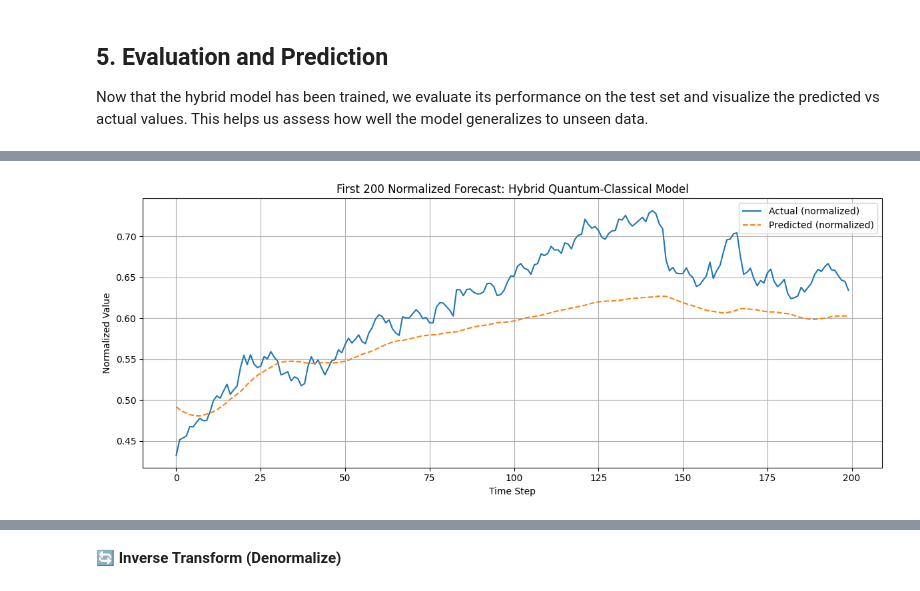
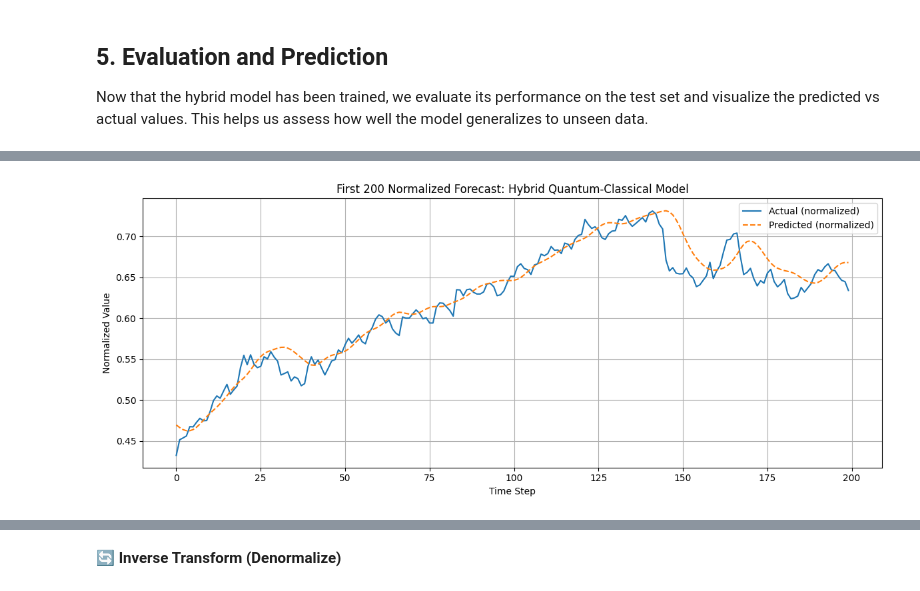
Before and after one commit to NathanPaceydev/Time-Series-Forecasting-Using-Hybrid-Quantum-Classical-Models, a Jupyter notebook: model/hybrid_model.ipynb, the cells around one changed output, grey strips where cells are left out. Drawn from its saved outputs; the diff is of its cells as text; code cells hidden in the pictures.

```diff
--- a/model/hybrid_model.ipynb
+++ b/model/hybrid_model.ipynb
@@ -399,7 +441,7 @@ draw_model_graph = True
 
 learning_rate = 0.001
 
-num_epochs = 5
+num_epochs = 15
 use_dropout=False
 dropout_rate= 0.0 # 0.2 to 0.5 is common for LSTM/GRU
 use_layernorm=False
@@ -410,8 +452,8 @@ best_val_loss = float('inf')
 epochs_no_improve = 0
 
 # TODO add ARIMA, xLSTM, and transformers options
-ML_unit_type = "LSTM" + "GRU"  # "LSTM", "GRU", or "RNN" can havy many layers
-num_ML_layers = 1  # Number of LSTM/GRU/RNN layers
+ML_unit_type = "LSTM"  # "LSTM", "GRU", or "RNN" can havy many layers
+num_ML_layers = 4  # Number of LSTM/GRU/RNN layers
 
 post_quantum_activation = None  # "ReLU", "Tanh", "Sigmoid", or None
 skip_connection = "concat"  # "concat" or "add"
@@ -607,16 +660,19 @@ plt.show()
 # %%
 plt.figure(figsize=(12, 5))
 plt.plot(y_true[:200], label="Actual (normalized)")
 plt.plot(predictions[:200], label="Predicted (normalized)", linestyle='--')
-plt.title("First 200 Normalized Forecast: Hybrid Quantum-Classical Model")
+if use_quantum:
+    plt.title("First 200 Normalized Forecast: Hybrid Quantum-Classical Model")
+else:
+    plt.title("First 200 Normalized Forecast: Classical Model")
 plt.xlabel("Time Step")
 plt.ylabel("Normalized Value")
 plt.legend()
 plt.grid(True)
 plt.tight_layout()
 plt.show()
 # %% [output]
-[figure, old version]
+[figure, new version]
 # %%
 print("Scaler data min:", scaler.data_min_)
 print("Scaler data max:", scaler.data_max_)
```
Also changed, not shown: parts of 19 cells of this notebook, 2 other files.
